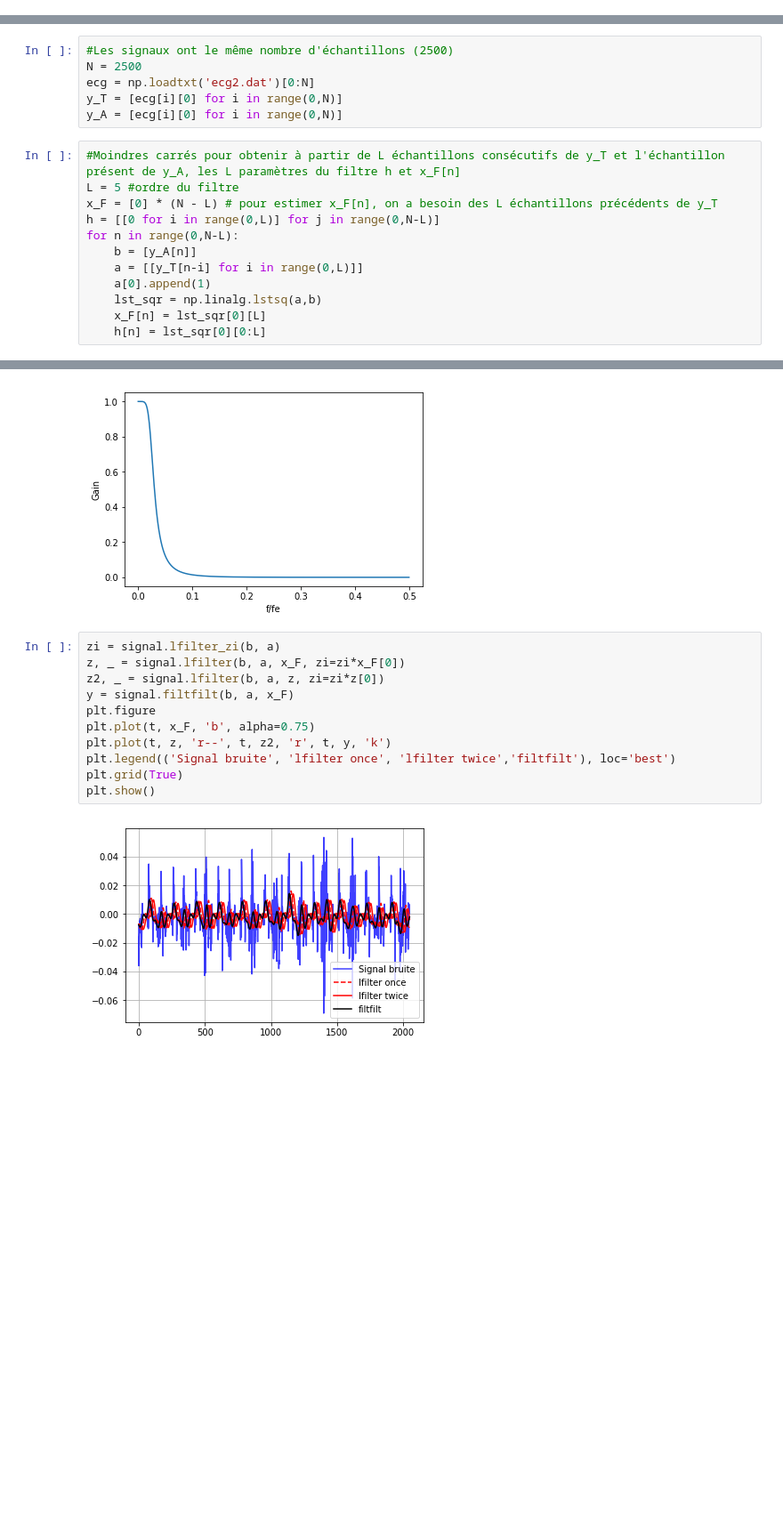
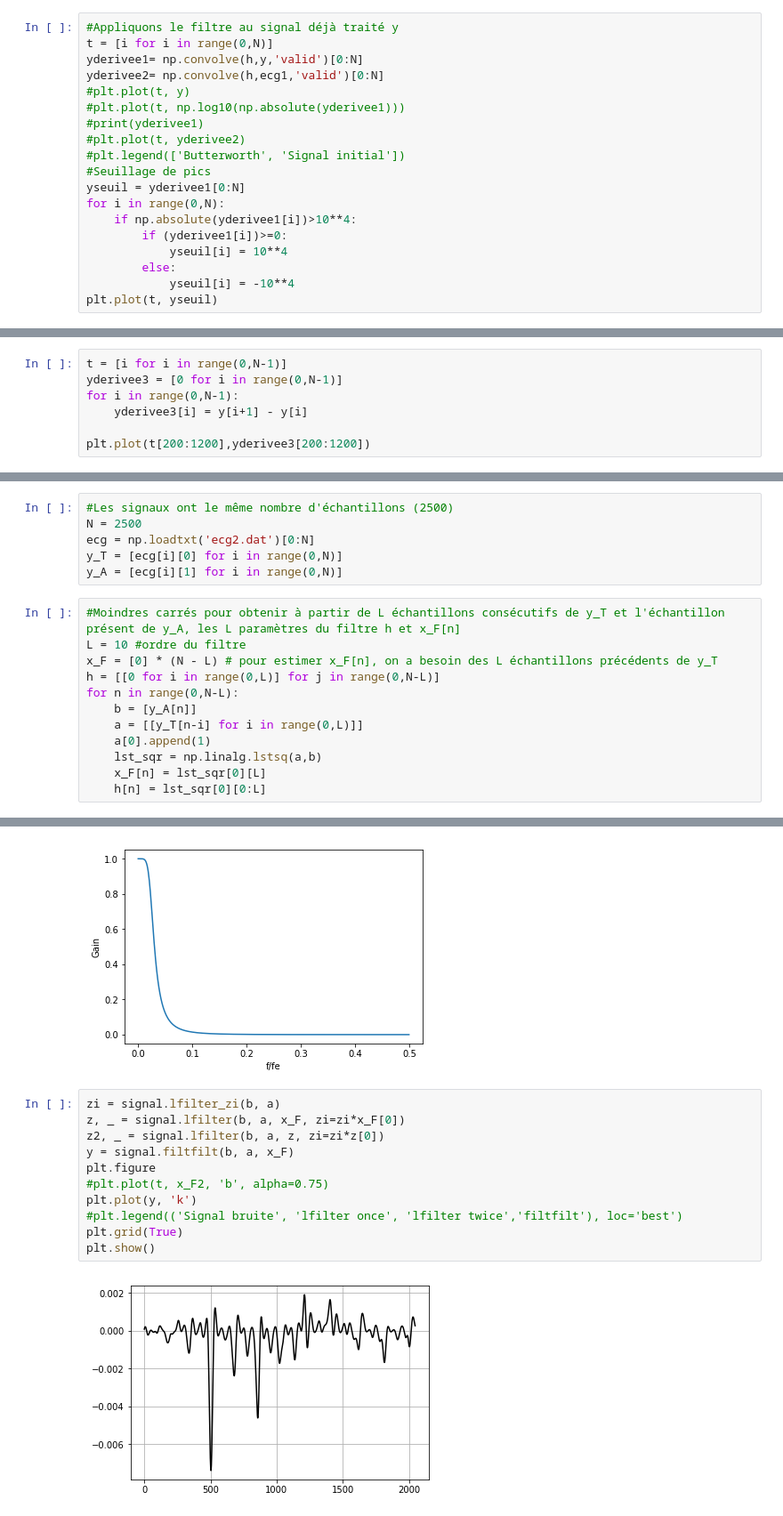
Before and after one commit to GregoirePacreau/ProjetTS, a Jupyter notebook: Projet 4 - ECG/projet.ipynb, the cells around one changed output, grey strips where cells are left out. Shown at 89% size. Saved outputs shown, nothing was run; the diff lists cells and outputs as text; blank space fills up the shorter version.

```diff
--- a/Projet 4 - ECG/projet.ipynb
+++ b/Projet 4 - ECG/projet.ipynb
@@ -317,0 +327,19 @@ ValueError: x and y must have same first dimension, but have shapes (600,) and (
+# %%
+#Appliquons le filtre au signal déjà traité y
+t = [i for i in range(0,N)]
+yderivee1= np.convolve(h,y,'valid')[0:N]
+yderivee2= np.convolve(h,ecg1,'valid')[0:N]
+#plt.plot(t, y)
+#plt.plot(t, np.log10(np.absolute(yderivee1)))
+#print(yderivee1)
+#plt.plot(t, yderivee2)
+#plt.legend(['Butterworth', 'Signal initial'])
+#Seuillage de pics
+yseuil = yderivee1[0:N]
+for i in range(0,N):
+    if np.absolute(yderivee1[i])>10**4:
+        if (yderivee1[i])>=0:
+            yseuil[i] = 10**4
+        else:
+            yseuil[i] = -10**4
+plt.plot(t, yseuil)
@@ -317,0 +349,7 @@ ValueError: x and y must have same first dimension, but have shapes (600,) and (
+# %%
+t = [i for i in range(0,N-1)]
+yderivee3 = [0 for i in range(0,N-1)]
+for i in range(0,N-1):
+    yderivee3[i] = y[i+1] - y[i]
+
+plt.plot(t[200:1200],yderivee3[200:1200])
@@ -334,10 +375,10 @@ y_A[n] = [y_T[n]     ... y_T[n-L+1] 1]  [h_1 ... h_L x_F[n]]^T
 N = 2500
 ecg = np.loadtxt('ecg2.dat')[0:N]
 y_T = [ecg[i][0] for i in range(0,N)]
-y_A = [ecg[i][0] for i in range(0,N)]
+y_A = [ecg[i][1] for i in range(0,N)]
 # %%
 #Moindres carrés pour obtenir à partir de L échantillons consécutifs de y_T et l'échantillon présent de y_A, les L paramètres du filtre h et x_F[n]
-L = 5 #ordre du filtre
+L = 10 #ordre du filtre
 x_F = [0] * (N - L) # pour estimer x_F[n], on a besoin des L échantillons précédents de y_T
 h = [[0 for i in range(0,L)] for j in range(0,N-L)]
 for n in range(0,N-L):
@@ -421,16 +558,16 @@ Text(0,0.5,'Gain')
 # %%
 zi = signal.lfilter_zi(b, a)
 z, _ = signal.lfilter(b, a, x_F, zi=zi*x_F[0])
 z2, _ = signal.lfilter(b, a, z, zi=zi*z[0])
 y = signal.filtfilt(b, a, x_F)
 plt.figure
-plt.plot(t, x_F, 'b', alpha=0.75)
-plt.plot(t, z, 'r--', t, z2, 'r', t, y, 'k')
-plt.legend(('Signal bruite', 'lfilter once', 'lfilter twice','filtfilt'), loc='best')
+#plt.plot(t, x_F2, 'b', alpha=0.75)
+plt.plot(y, 'k')
+#plt.legend(('Signal bruite', 'lfilter once', 'lfilter twice','filtfilt'), loc='best')
 plt.grid(True)
 plt.show()
 # %% [output]
-[figure, old version]
+[figure, new version]
 # %%
 #Spectre lissé
 plt.plot(f, np.log10(np.absolute(np.fft.fft(x_F))))
```
Also changed, not shown: parts of 23 cells of this notebook.
